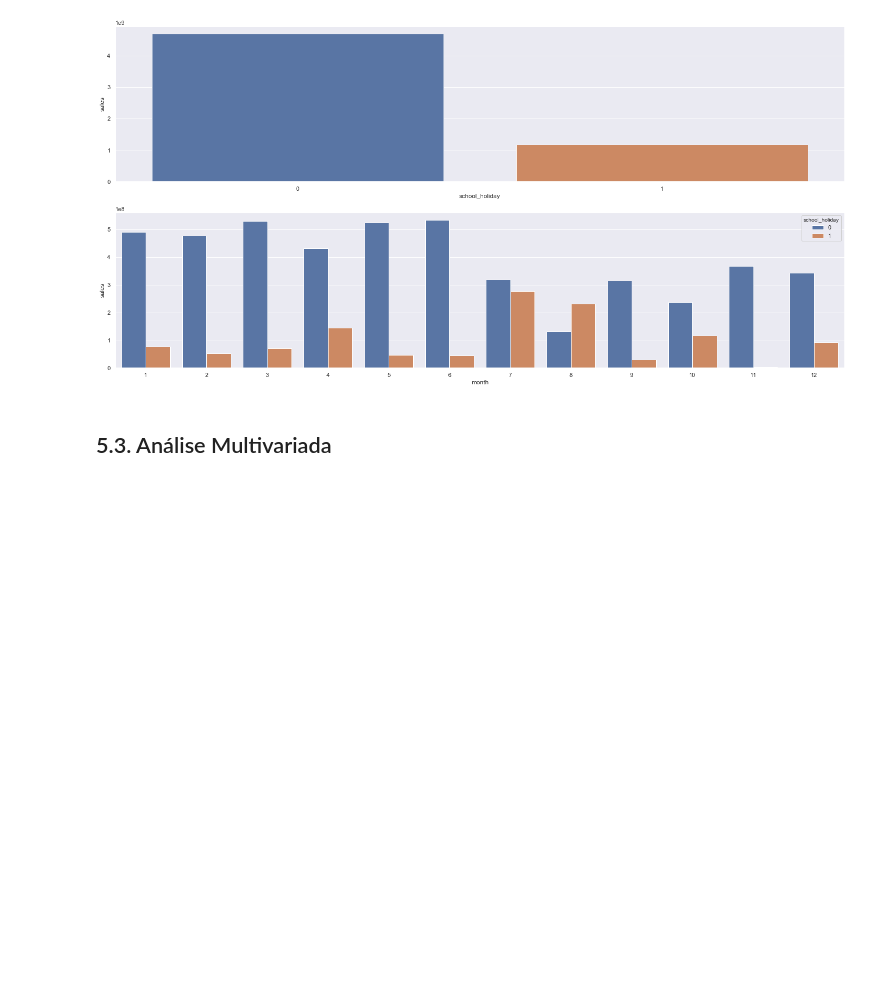
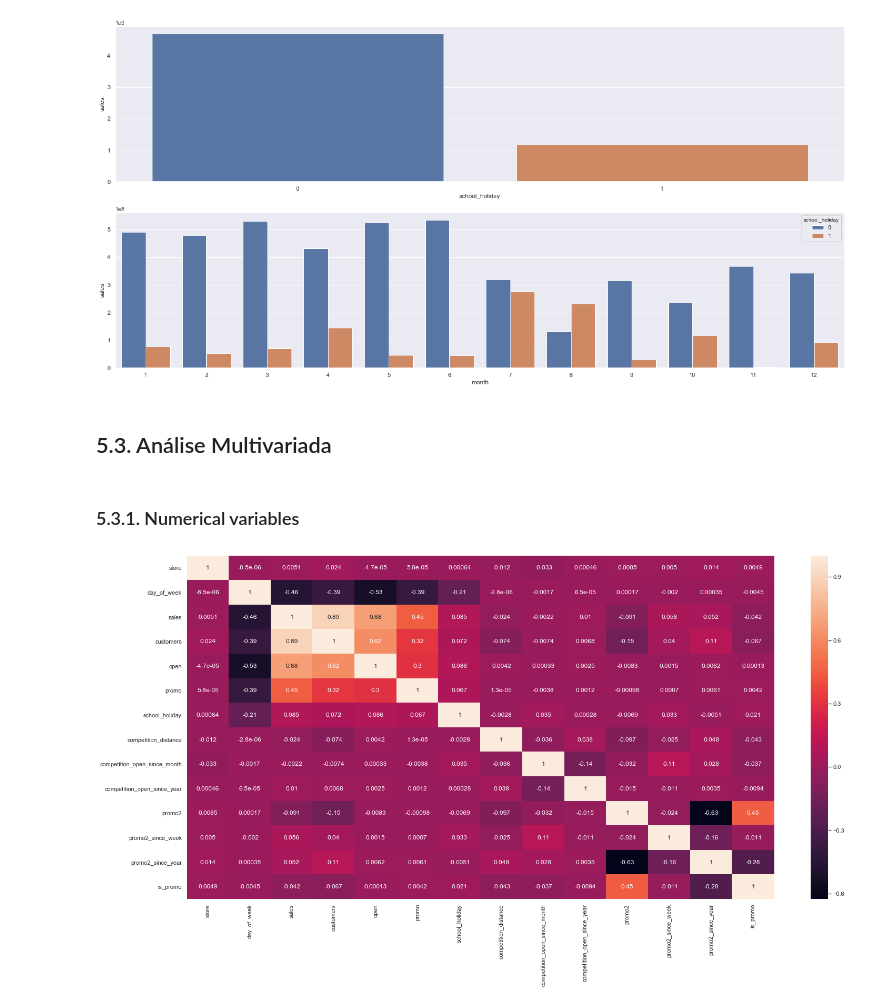
Before and after one commit to edneide/ds_em_producao, a Jupyter notebook: modulo04_EDA.ipynb, the cells around one changed output. Drawn from its saved outputs; the diff is of its cells as text; code cells hidden in the pictures; blank space fills up the shorter version.

Commit message:
Finish EDA for categorical variables

```diff
--- a/modulo04_EDA.ipynb
+++ b/modulo04_EDA.ipynb
@@ -861,3 +876,10 @@ sns.barplot(x='month', y='sales', hue='school_holiday', data=aux2)
 [figure]
 # %% [markdown]
 ## 5.3. Análise Multivariada
+# %% [markdown]
+### 5.3.1. Numerical variables
+# %%
+corr = num_attributes.corr(method='pearson')
+sns.heatmap(corr, annot=True);
+# %% [output]
+[figure, added]
```
Also changed, not shown: parts of 9 cells of this notebook.
